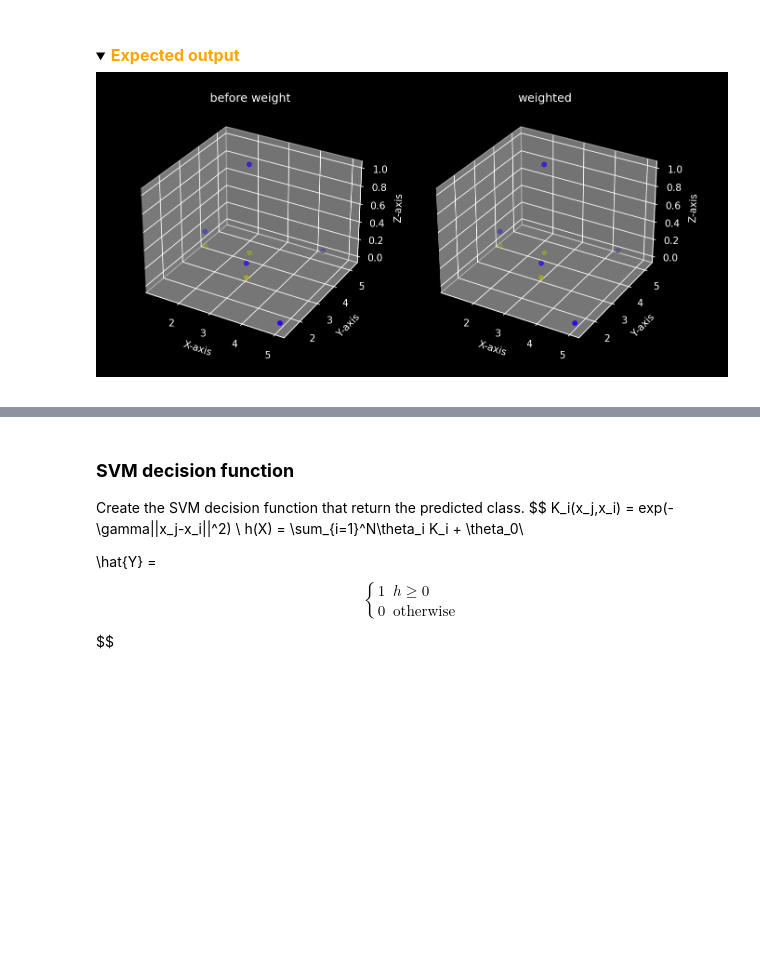
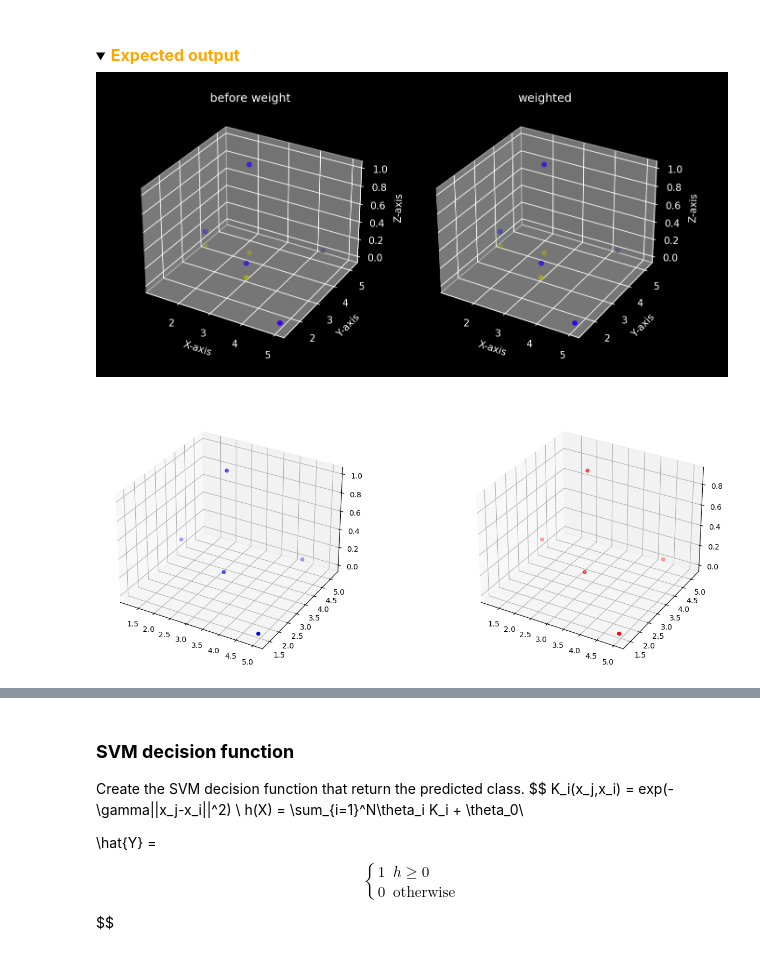
Before and after one commit to Pimchanokz/ML, a Jupyter notebook: Lab3/Lab3-1_SVM_HardPrediction.ipynb, the cells around one changed output, grey strips where cells are left out. Drawn from its saved outputs; the diff is of its cells as text; code cells hidden in the pictures; folded sections open; blank space fills up the shorter version.

```diff
--- a/Lab3/Lab3-1_SVM_HardPrediction.ipynb
+++ b/Lab3/Lab3-1_SVM_HardPrediction.ipynb
@@ -125,0 +117,9 @@ b = None
+# %%
+### START CODE HERE ###
+kernels = matrix_calculate_kernel(X_train,X_train)
+w = [0.9, -0.5, 0.9, -0.5, 0.9]
+b = -0.3
+
+kernels = np.array(kernels)
+kernels
+### END CODE HERE ###
@@ -151,7 +162,6 @@ Create the `compare_3dplot` function to plot difference raw kernels $(x_1,x_2,K_
 
 </details>
 # %%
-%matplotlib widget
 def compare_3dplot(x_train,kernels,w):
     """
     Parameters:
@@ -160,14 +170,16 @@ def compare_3dplot(x_train,kernels,w):
     - w (float): The weight parameter.
     """
     ### START CODE HERE ###
+    fig, axes = plt.subplots(1, 2, figsize=(15, 5), subplot_kw={'projection': '3d'})
+
+    # Scatterplot before applying weights
+    axes[0].scatter(x_train[:, 0], x_train[:, 1], kernels, c='blue')
+
+    # Scatterplot after applying weights
+    axes[1].scatter(x_train[:, 0], x_train[:, 1], w * kernels, c='red')
 
 
-
-
-
-
-
-
-
+    plt.tight_layout()
+    plt.show()
 
     ### END CODE HERE ###
@@ -176 +186,8 @@ compare_3dplot(x_train,kernels_train[0],w[0])
+# %%
+X_train = X_train.to_numpy()
+# w = [w]
+compare_3dplot(X_train,kernels[0],w[0])
+# w[0]
+# %% [output]
+[figure, added]
 # %%
```
Also changed, not shown: parts of 17 cells of this notebook, 5 other files.
